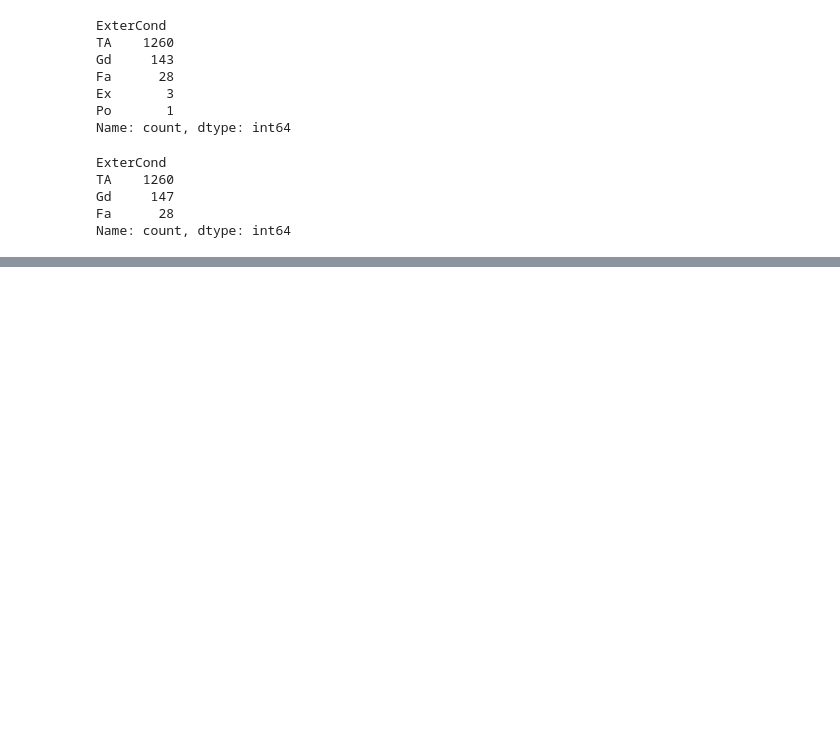
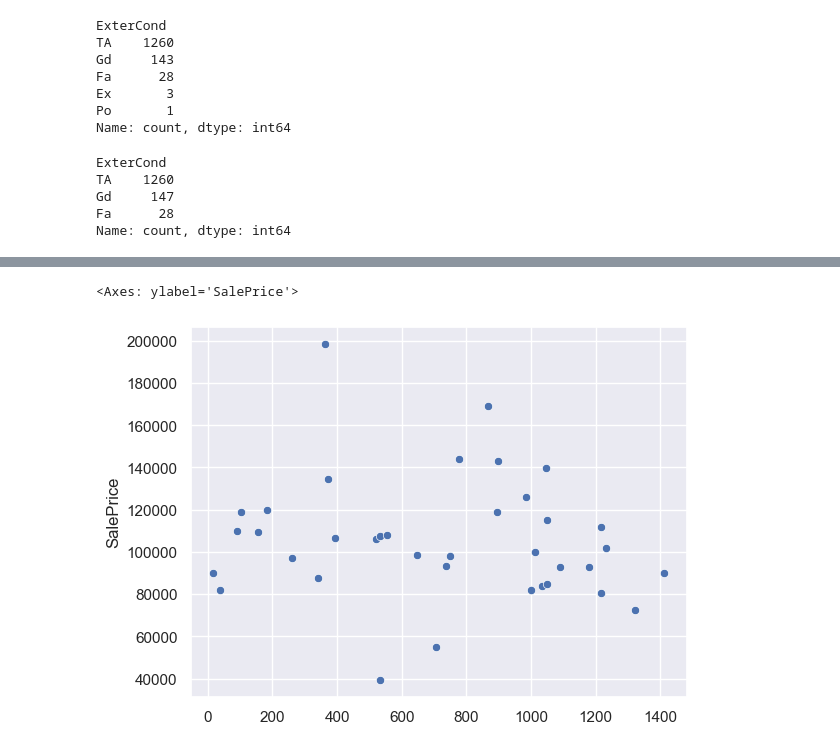
Before and after one commit to adityasngh/Kaggle-House-Prices-Regression, a Jupyter notebook: Kaggle_House_Prices_Regression.ipynb, the cells around one changed output, grey strips where cells are left out. Saved outputs shown, nothing was run; the diff lists cells and outputs as text; code cells hidden in the pictures; blank space fills up the shorter version.

```diff
--- a/Kaggle_House_Prices_Regression.ipynb
+++ b/Kaggle_House_Prices_Regression.ipynb
@@ -448,0 +463,7 @@ Name: count, dtype: int64
+# %%
+#Find out missing BsmtQual values
+temp = df[df['BsmtQual'].isnull()]
+sns.scatterplot(temp['SalePrice'])
+# %% [output]
+<Axes: ylabel='SalePrice'>
+[figure, added]
```
Also changed, not shown: parts of 2 cells of this notebook.
